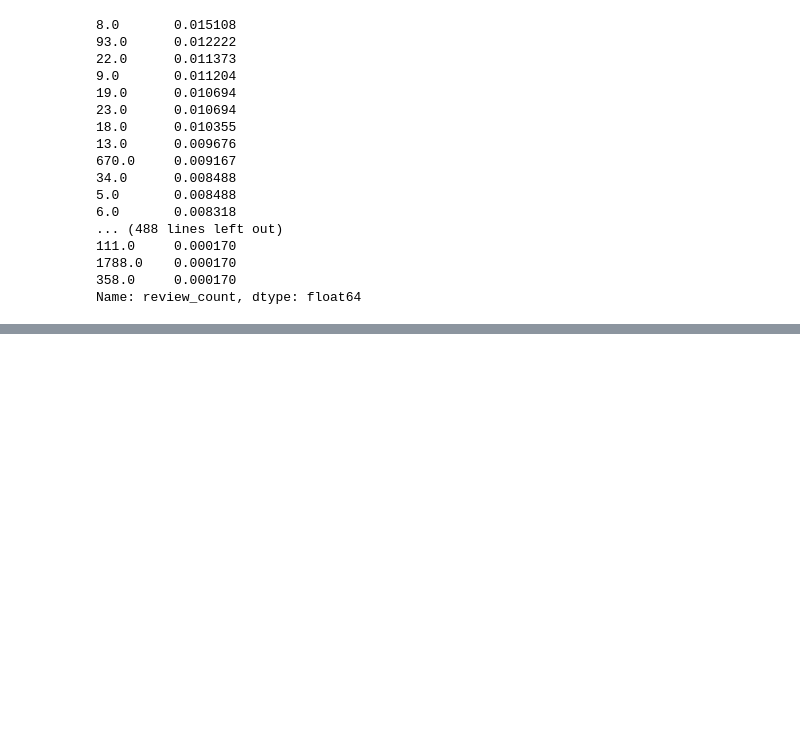
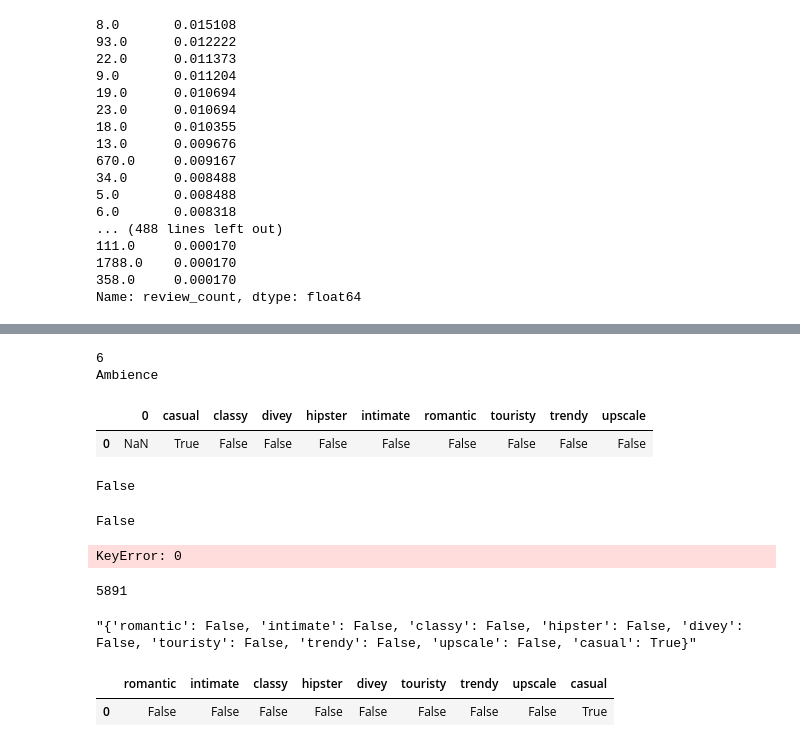
Before and after one commit to ellerybledsoe/Springboard, a Jupyter notebook: Austin Restaurant Inspections_Data Wrangling.ipynb, the cells around one changed output, grey strips where cells are left out. Drawn from its saved outputs; the diff is of its cells as text; code cells hidden in the pictures; blank space fills up the shorter version.

```diff
--- a/Austin Restaurant Inspections_Data Wrangling.ipynb
+++ b/Austin Restaurant Inspections_Data Wrangling.ipynb
@@ -744,0 +786,23 @@ pd.DataFrame.from_dict(eval(inspections_reviews_merge.Ambience[0:1][0]),orient='
+# %%
+#pd.DataFrame(pd.Series(), dtype = 'str')
+print(position)
+print(column)
+row = pd.DataFrame.from_dict(eval(inspections_reviews_merge[column].reset_index(drop=True)[position:position+1][position]),orient='index').T
+pd.concat([row,pd.DataFrame(pd.Series(dtype = 'str'))])
+# %% [output]
+6
+Ambience
+|  | 0 | casual | classy | divey | hipster | intimate | romantic | touristy | trendy | upscale |
+| 0 | NaN | True | False | False | False | False | False | False | False | False |
+# %%
+isinstance(inspections_reviews_merge['Ambience'][0:1][0], float)
+# %% [output]
+False
+# %%
+position = 0
+column = 'Ambience'
+
+(inspections_reviews_merge[column][position:position+1].values == 'None') or (isinstance(inspections_reviews_merge[column][position:position+1][position], float))
+#inspections_reviews_merge[column][position:position+1][position]
+# %% [output]
+False
@@ -744,0 +821,15 @@ pd.DataFrame.from_dict(eval(inspections_reviews_merge.Ambience[0:1][0]),orient='
+# %%
+unpack_dict_columns(4,'Ambience')
+# %% [output]
+KeyError: 0
+# %%
+print(len(inspections_reviews_merge['Ambience']))
+inspections_reviews_merge['Ambience'][6:7][0]
+# %% [output]
+5891
+"{'romantic': False, 'intimate': False, 'classy': False, 'hipster': False, 'divey': False, 'touristy': False, 'trendy': False, 'upscale': False, 'casual': True}"
+# %%
+pd.DataFrame.from_dict(eval(inspections_reviews_merge[column].reset_index(drop=True)[6:6+1][6]),orient='index').T
+# %% [output]
+|  | romantic | intimate | classy | hipster | divey | touristy | trendy | upscale | casual |
+| 0 | False | False | False | False | False | False | False | False | True |
```
Also changed, not shown: parts of 24 cells of this notebook.
